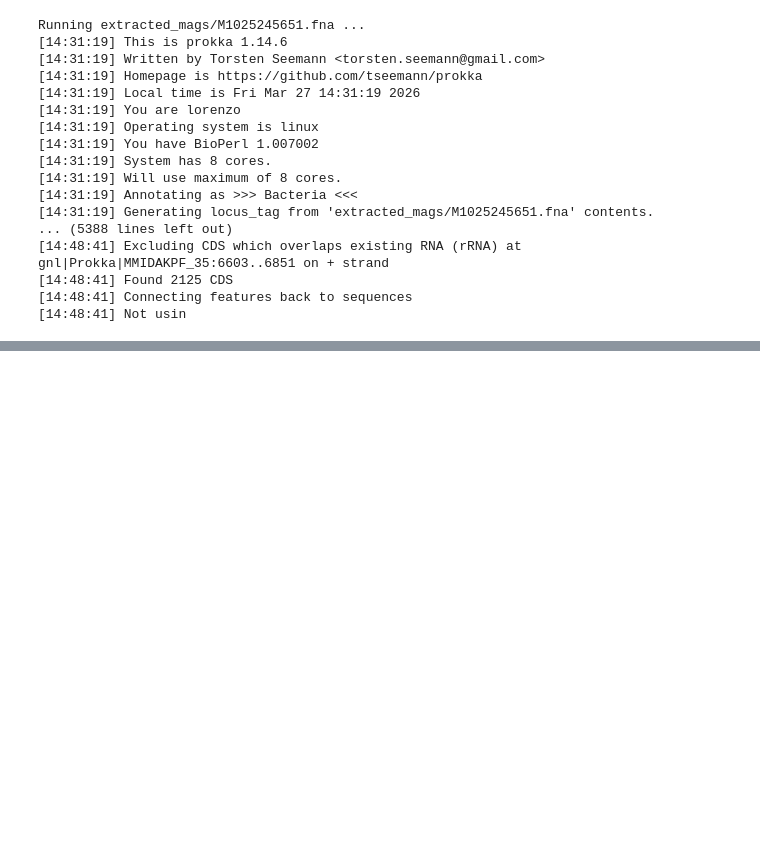
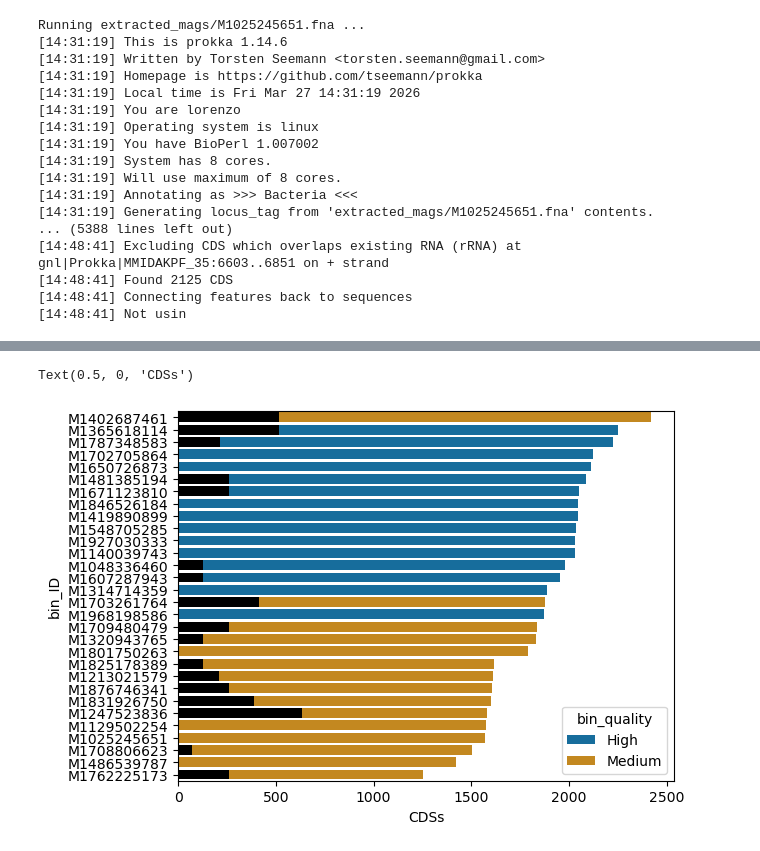
Before and after one commit to GentleHoney/Genomics_Project, a Jupyter notebook: proj_tmp.ipynb, the cells around one changed output, grey strips where cells are left out. Cells and saved outputs as stored; diff of their text form; code cells hidden in the pictures; blank space fills up the shorter version.

```diff
--- a/proj_tmp.ipynb
+++ b/proj_tmp.ipynb
@@ -290,0 +328,11 @@ CDS_stats=prokka_stats(project_dir)
+# %%
+cds_count = CDS_stats.groupby('bin_ID')['ftype'].count().to_frame(name='CDSs').reset_index()
+cds_count=cds_count.merge(neat_features[['bin_ID','bin_quality','contamination']],on='bin_ID',how='left').sort_values('CDSs',ascending=False).reset_index(drop=True)
+cds_count['contamination'] = cds_count['contamination']*150
+fig,ax = plt.subplots()
+sns.barplot(cds_count,y='bin_ID',x='CDSs',hue='bin_quality',hue_order=['High','Medium'],orient='h',dodge=False)
+sns.barplot(cds_count,y='bin_ID',x='contamination',color='black',orient='h')
+ax.set_xlabel('CDSs')
+# %% [output]
+Text(0.5, 0, 'CDSs')
+[figure, added]
```
Also changed, not shown: parts of 14 cells of this notebook, 17 other files.
